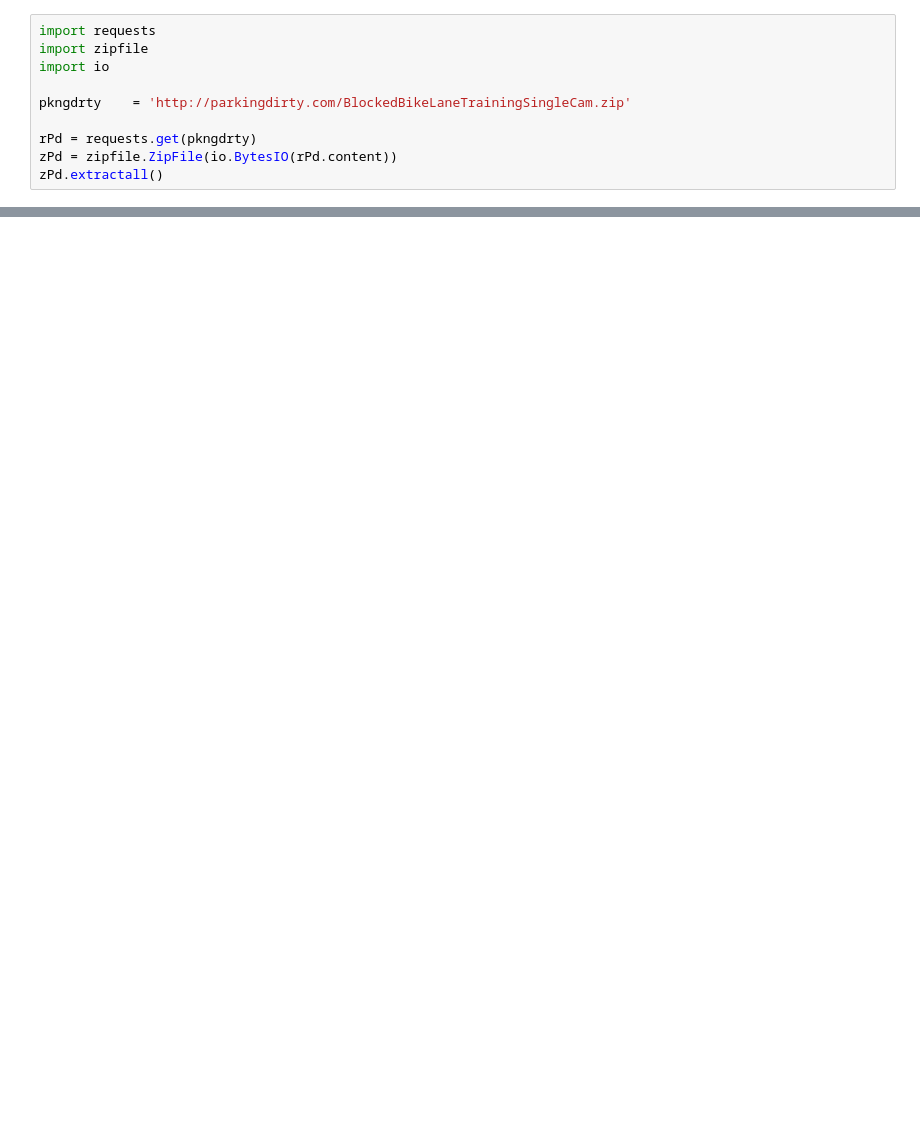
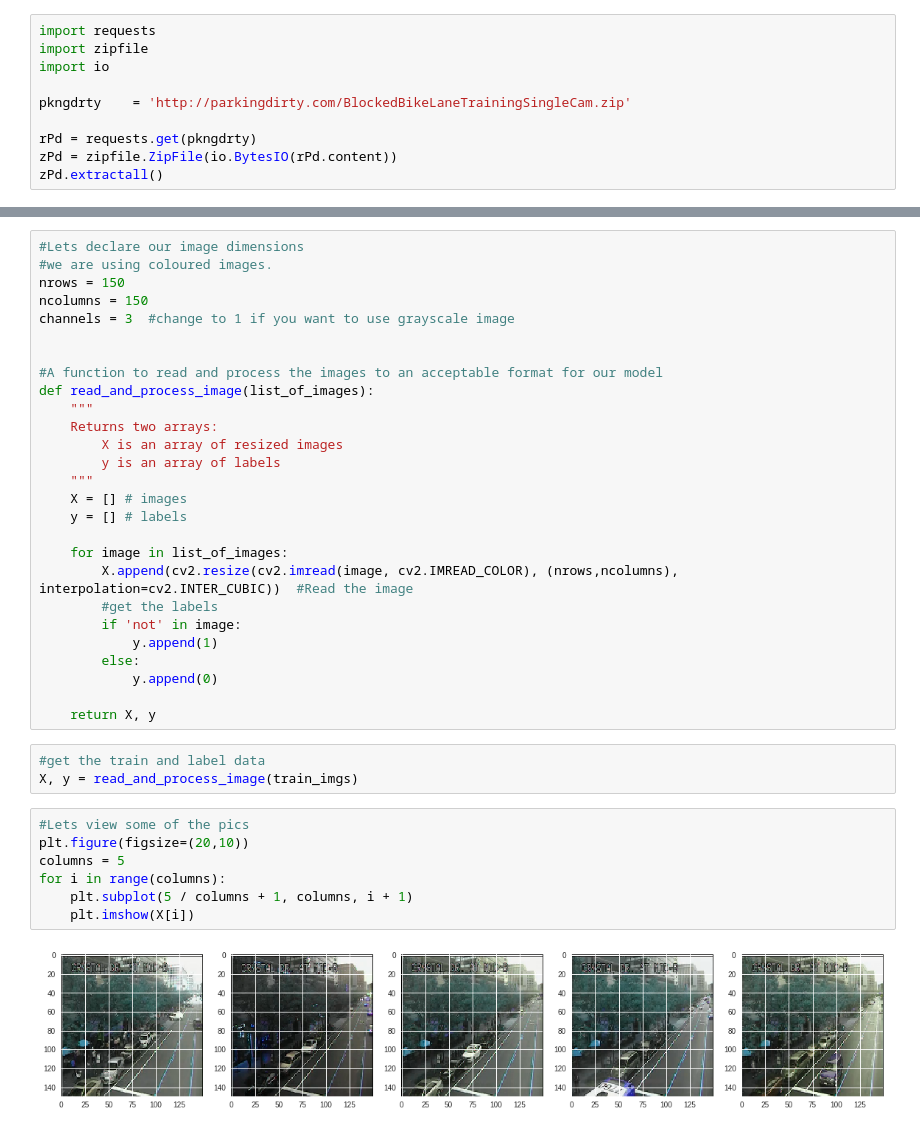
Before and after one commit to bfraiche/parkingdirty, a Jupyter notebook: parking_dirty.ipynb, the cells around one changed output, grey strips where cells are left out. Saved outputs shown, nothing was run; the diff lists cells and outputs as text; blank space fills up the shorter version.

```diff
--- a/parking_dirty.ipynb
+++ b/parking_dirty.ipynb
@@ -45,0 +80,39 @@ globals()
+# %%
+#Lets declare our image dimensions
+#we are using coloured images.
+nrows = 150
+ncolumns = 150
+channels = 3  #change to 1 if you want to use grayscale image
+
+
+#A function to read and process the images to an acceptable format for our model
+def read_and_process_image(list_of_images):
+    """
+    Returns two arrays:
+        X is an array of resized images
+        y is an array of labels
+    """
+    X = [] # images
+    y = [] # labels
+
+    for image in list_of_images:
+        X.append(cv2.resize(cv2.imread(image, cv2.IMREAD_COLOR), (nrows,ncolumns), interpolation=cv2.INTER_CUBIC))  #Read the image
+        #get the labels
+        if 'not' in image:
+            y.append(1)
+        else:
+            y.append(0)
+
+    return X, y
+# %%
+#get the train and label data
+X, y = read_and_process_image(train_imgs)
+# %%
+#Lets view some of the pics
+plt.figure(figsize=(20,10))
+columns = 5
+for i in range(columns):
+    plt.subplot(5 / columns + 1, columns, i + 1)
+    plt.imshow(X[i])
+# %% [output]
+[figure, added]
```
Also changed, not shown: parts of 25 cells of this notebook.
